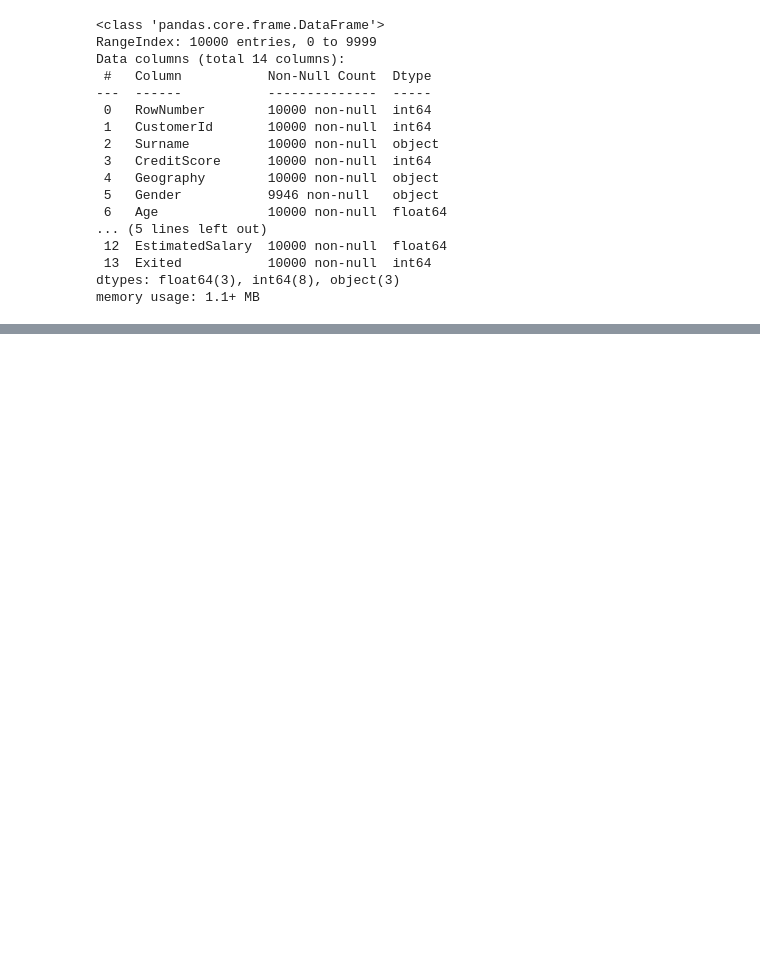
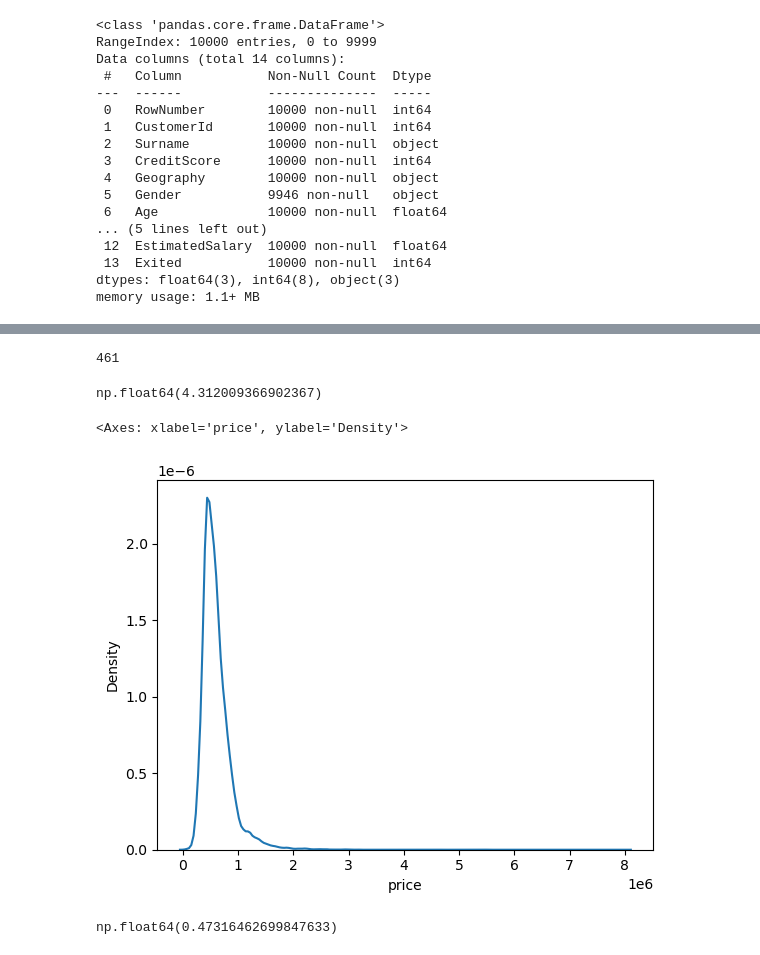
Before and after one commit to YuganderP/DATA_SCIENCE, a Jupyter notebook: EDA/Untitled1.ipynb, the cells around one changed output, grey strips where cells are left out. Cells and saved outputs as stored; diff of their text form; code cells hidden in the pictures; blank space fills up the shorter version.

```diff
--- a/EDA/Untitled1.ipynb
+++ b/EDA/Untitled1.ipynb
@@ -175,0 +392,3 @@ memory usage: 1.1+ MB
+# %%
+df=pd.read_csv(r"C:\Users\DataScience\Desktop\DATA_SCIENCE\EDA\EDA-main\Data\raw_sales.csv")
+df.info()
@@ -175,0 +431,22 @@ memory usage: 1.1+ MB
+# %%
+find_anomalies(df['price'])
+# %% [output]
+461
+# %%
+## to know the skewness of data
+df.price.skew()
+# %% [output]
+np.float64(4.312009366902367)
+# %%
+import seaborn as sns
+sns.kdeplot(df.price)
+# %% [output]
+<Axes: xlabel='price', ylabel='Density'>
+[figure, added]
+# %%
+## log transform the data
+
+df['transformed_price']=np.log(df.price)
+df.transformed_price.skew()
+# %% [output]
+np.float64(0.47316462699847633)
```
Also changed, not shown: parts of 39 cells of this notebook.
